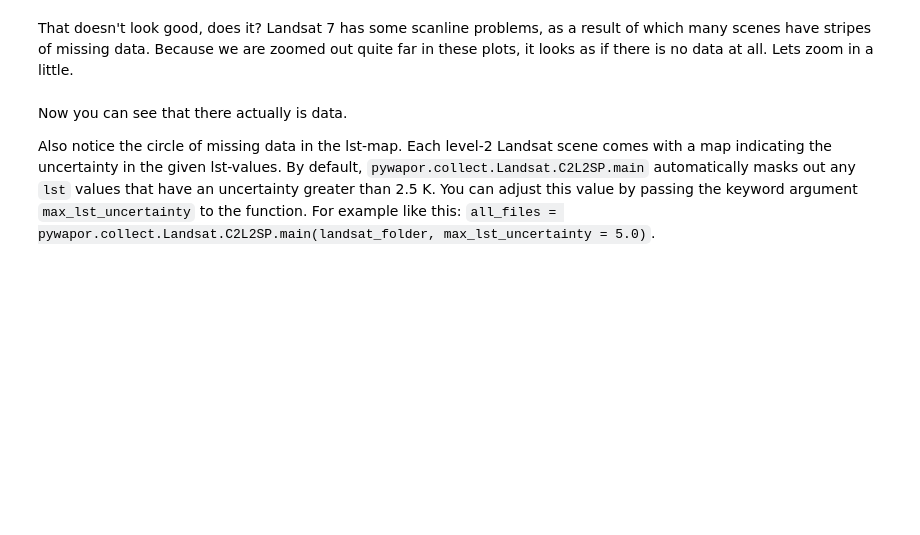
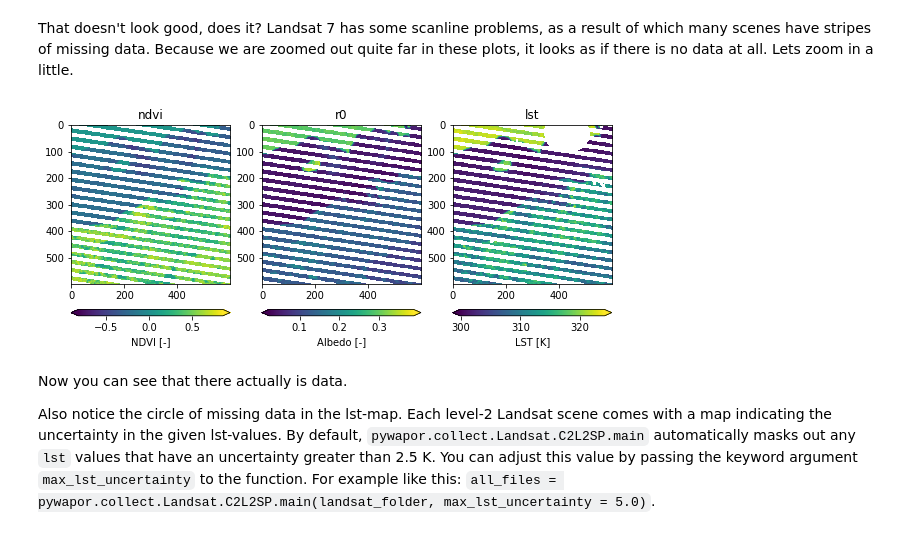
Before and after one commit to bertcoerver/pywapor_notebooks, a Jupyter notebook: 4_sideloading.ipynb, the cells around one changed output. Saved outputs shown, nothing was run; the diff lists cells and outputs as text; code cells hidden in the pictures; blank space fills up the shorter version.

```diff
--- a/4_sideloading.ipynb
+++ b/4_sideloading.ipynb
@@ -58,12 +72,17 @@ That doesn't look good, does it? Landsat 7 has some scanline problems, as a resu
 # %%
 fig = plt.figure(2)
 fig.clf()
-fig.set_size_inches(9.69, 4.77)
+fig.set_size_inches(9.69, 5.27)
 axs = fig.subplots(1, 3, sharex=False, sharey=False).flatten()
 
-pywapor.post_et_look.plot_img(axs[0], ndvi_data[600:1200, 1300:1900], "ndvi", "NDVI [-]")
-pywapor.post_et_look.plot_img(axs[1], r0_data[600:1200, 1300:1900], "r0", "Albedo [-]")
-pywapor.post_et_look.plot_img(axs[2], lst_data[600:1200, 1300:1900], "lst", "LST [K]")
+xslice = slice(600, 1200)
+yslice = slice(1300, 1900)
+
+pywapor.post_et_look.plot_img(axs[0], ndvi_data[xslice, yslice], "ndvi", "NDVI [-]")
+pywapor.post_et_look.plot_img(axs[1], r0_data[xslice, yslice], "r0", "Albedo [-]")
+pywapor.post_et_look.plot_img(axs[2], lst_data[xslice, yslice], "lst", "LST [K]")
+# %% [output]
+[figure, added]
 # %% [markdown]
 Now you can see that there actually is data.
 
```
Also changed, not shown: parts of 15 cells of this notebook, 1 other file.
